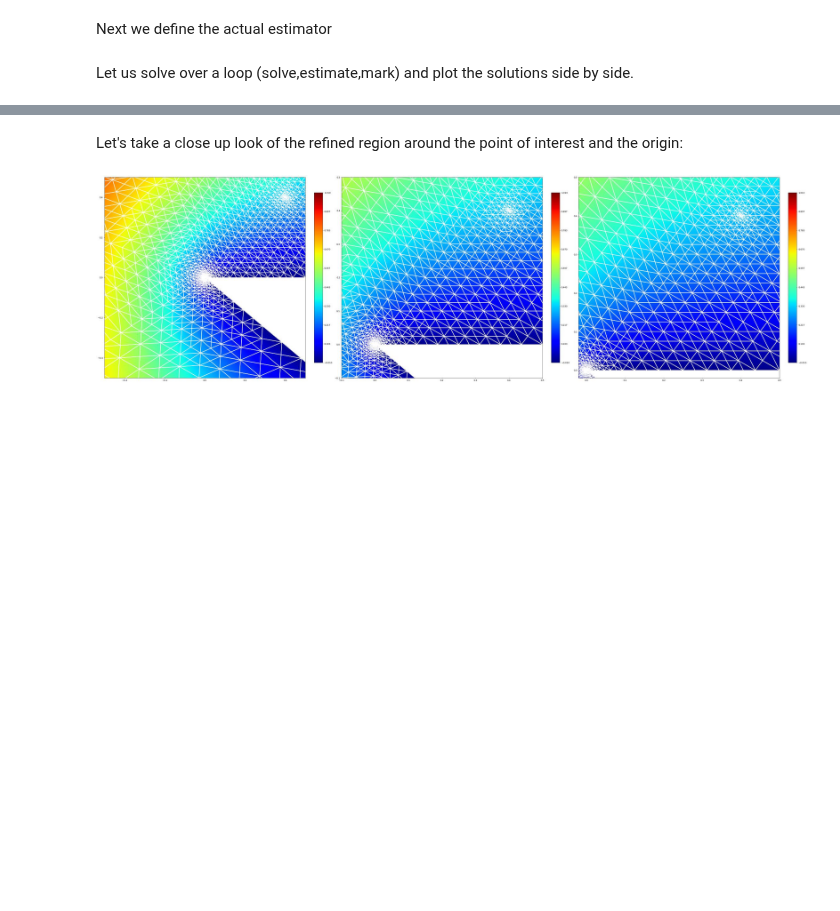
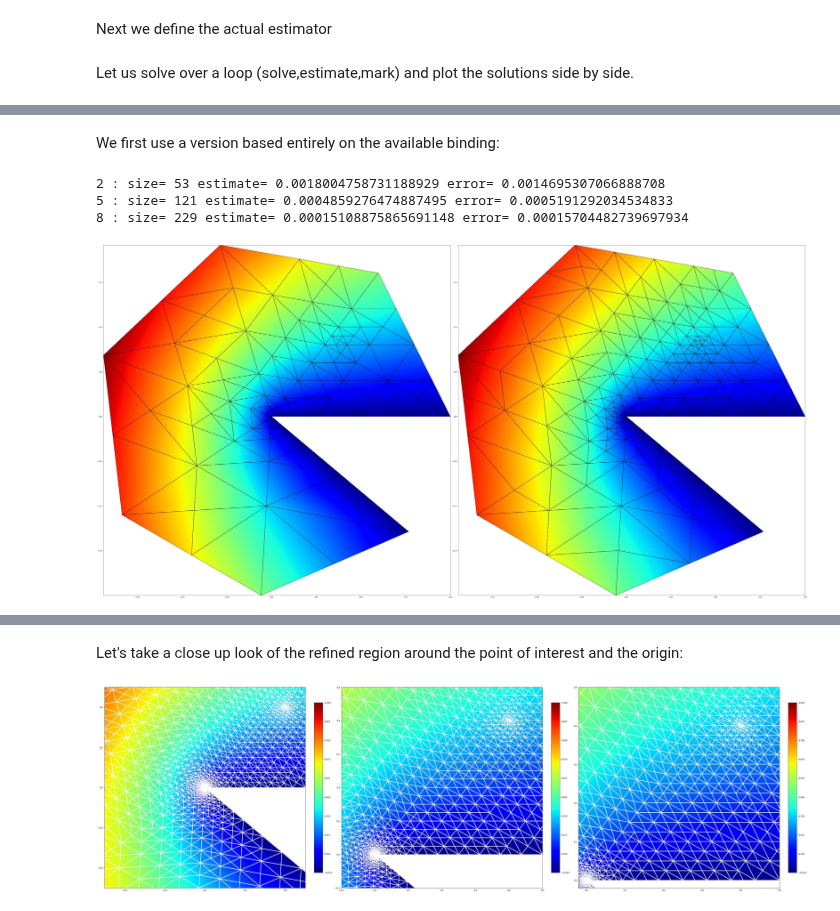
Before and after one commit to dune-project/dune-fempy, a Jupyter notebook: doc/laplace-dwr_nb.ipynb, the cells around one changed output, grey strips where cells are left out. Drawn from its saved outputs; the diff is of its cells as text; code cells hidden in the pictures; blank space fills up the shorter version.

```diff
--- a/doc/laplace-dwr_nb.ipynb
+++ b/doc/laplace-dwr_nb.ipynb
@@ -104,20 +104,23 @@ z = spaceZ.interpolate(0, name="dual")
 zh = uh.copy(name="dual_h")
 point = common.FieldVector([0.4,0.4])
 pointFunctional = z.copy("dual_rhs")
-eh = uflFunction(uh.space.gridView, "error", order+1, abs(exact-uh))
-if False: # use the C++ version
-    computeFunctional = algorithm.load("pointFunctional", "laplace-dwr.hh",
-                                  point, pointFunctional, eh)
-else: # this is the equivalent implementation using the bindings
-    def computeFunctional(point, pointFunctional, eh):
-        space = pointFunctional.space
-        en, xLoc = pointSample(space.gridView, point)
-        phiVal = numpy.array( space.evaluateBasis(en, xLoc) )[:,0] # issue here with scalar function spaces
-        idx = space.mapper(en)
-        lf = eh.localFunction()
-        lf.bind(en)
-        pointFunctional.as_numpy[ idx ] += phiVal
-        return lf(xLoc)
+eh = gridFunction(abs(exact-uh),name="error", order=order+1)
+
+def getFunctional(cpp=True):
+    if cpp: # use the C++ version
+        computeFunctional = algorithm.load("pointFunctional", "laplace-dwr.hh",
+                                      point, pointFunctional, eh)
+    else: # this is the equivalent implementation using the bindings
+        def computeFunctional(point, pointFunctional, eh):
+            space = pointFunctional.space
+            en, xLoc = pointSample(space.gridView, point)
+            phiVal = numpy.array( space.evaluateBasis(en, xLoc) )[:,0] # issue here with scalar function spaces
+            idx = space.mapper(en)
+            lf = eh.localFunction()
+            lf.bind(en)
+            pointFunctional.as_numpy[ idx ] += phiVal
+            return lf(xLoc)
+    return computeFunctional
 # %% [markdown]
 
 Here is the corresponding C++ code
@@ -138,7 +141,6 @@ n = FacetNormal(fvspace.cell())
 estimator_ufl = abs(div(grad(u)))*abs(z-zh) * v * dx +\
                 abs(inner(jump(grad(u)), n('+')))*abs(avg(z-zh)) * avg(v) * dS
 estimator = estimatorOp(estimator_ufl)
-tolerance = 1e-6
 # %% [markdown]
 Let us solve over a loop (solve,estimate,mark) and plot the solutions side by side.
 # %%
@@ -181,0 +177,9 @@ plot(uh, figure=(fig, 131+2), colorbar=False, linewidth=1)
+# %% [markdown]
+We first use a version based entirely on the available binding:
+# %%
+compute( getFunctional(cpp=False), tolerance=1e-4 )
+# %% [output]
+2 : size= 53 estimate= 0.0018004758731188929 error= 0.0014695307066888708
+5 : size= 121 estimate= 0.0004859276474887495 error= 0.0005191292034534833
+8 : size= 229 estimate= 0.00015108875865691148 error= 0.00015704482739697934
+[figure, added]
```
Also changed, not shown: parts of 5 cells of this notebook, 40 other files.
